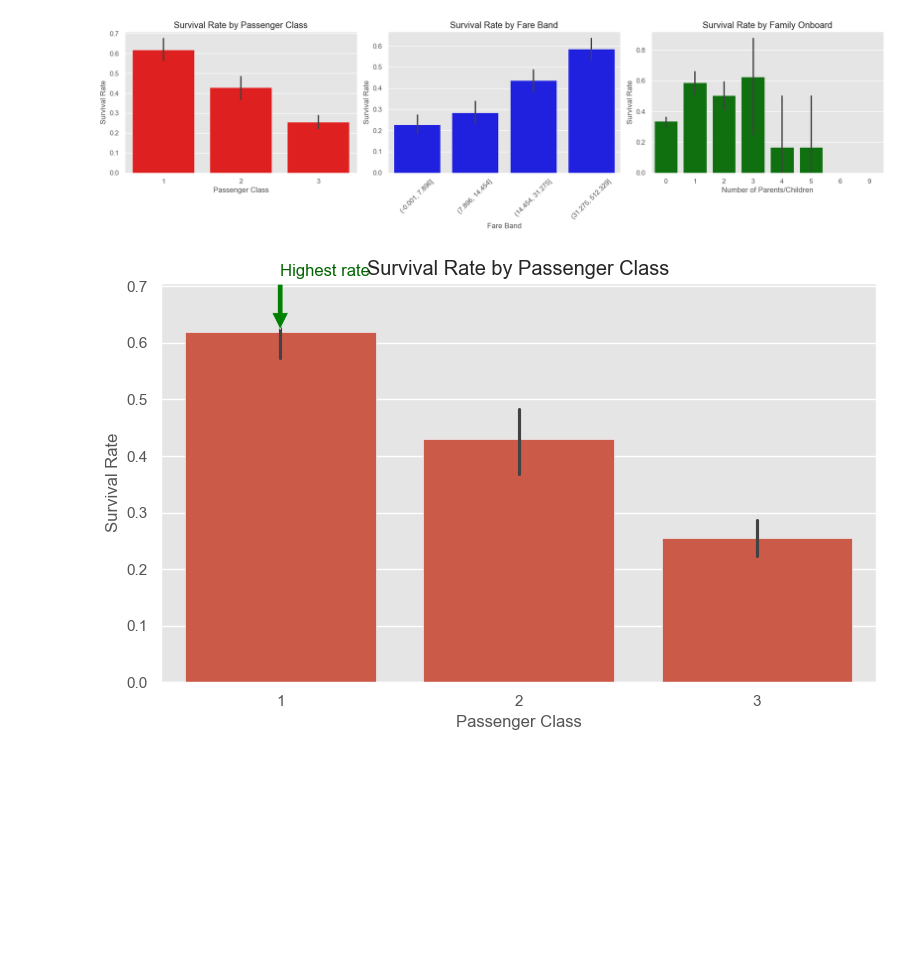
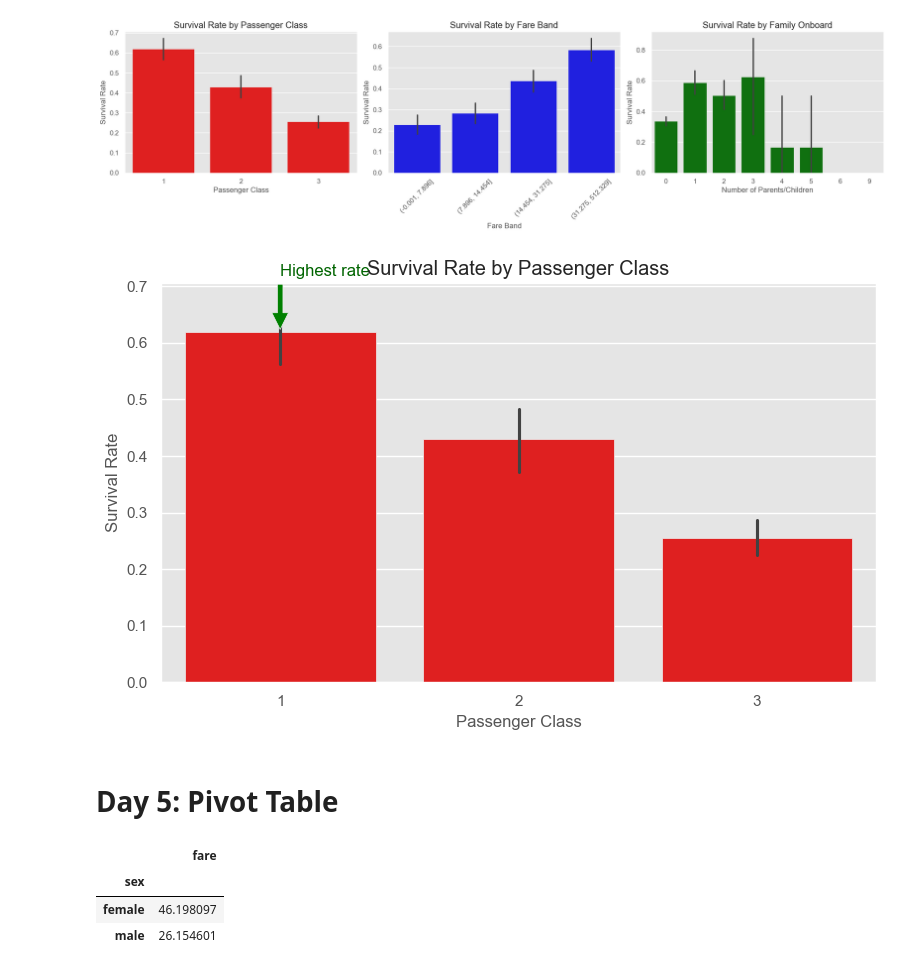
Before and after one commit to Joy-ne-r/CSAA-Python-for-Data-Science, a Jupyter notebook: notebooks/Data_wrangling.ipynb, the cells around one changed output. Drawn from its saved outputs; the diff is of its cells as text; code cells hidden in the pictures; blank space fills up the shorter version.

Commit message:
Drew pivotal tables and visualized titanic data using heatmap and boxplot

```diff
--- a/notebooks/Data_wrangling.ipynb
+++ b/notebooks/Data_wrangling.ipynb
@@ -684,23 +684,34 @@ plt.show()
 [figure]
 # %%
 plt.figure(figsize=(8, 5))
-ax = sns.barplot(x='pclass', y='survived', data=titanic_data)
+ax = sns.barplot(x='pclass', y='survived', data=titanic_data, color="red")
 plt.title('Survival Rate by Passenger Class')
 plt.xlabel('Passenger Class')
 plt.ylabel('Survival Rate')
 
 # Add comment above the first bar
 first_class_rate = titanic_data[titanic_data['pclass'] == 1]['survived'].mean()
 
 ax.annotate('Highest rate',
             xy=(0, first_class_rate),
             xytext=(0, first_class_rate + 0.1),
             arrowprops=dict(facecolor='green', shrink=0.05),
             fontsize=12,
             color='darkgreen')
 
 
 plt.tight_layout()
 plt.show()
 # %% [output]
-[figure, old version]
+[figure, new version]
+# %% [markdown]
+# Day 5: Pivot Table
+# %%
+# Average fare by sex
+titanic_pivot = titanic_data.pivot_table(values="fare", index="sex", aggfunc="mean")
+titanic_pivot
+# %% [output]
+|  | fare |
+| sex |  |
+| female | 46.198097 |
+| male | 26.154601 |
```
Also changed, not shown: parts of 17 cells of this notebook.
